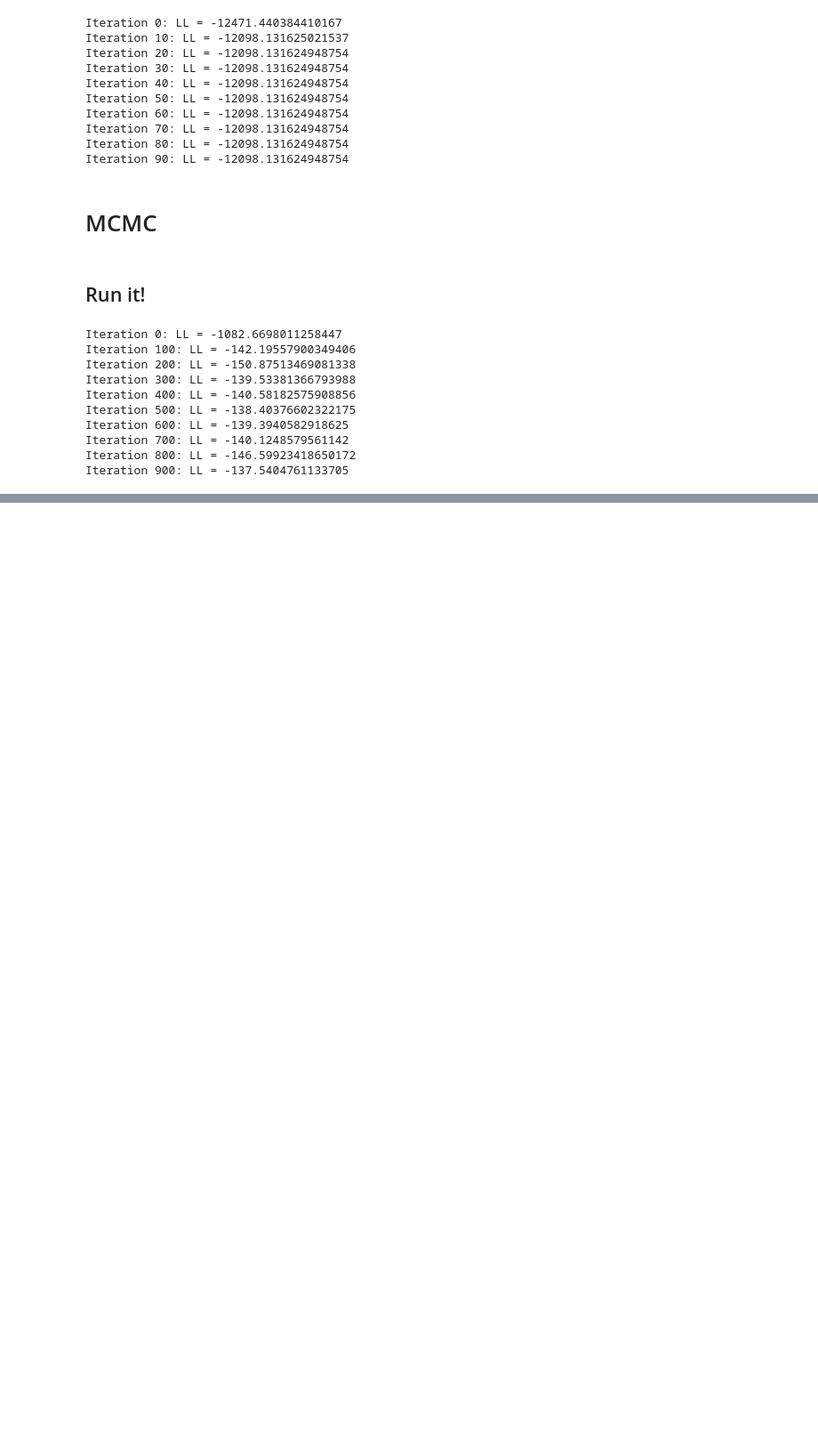
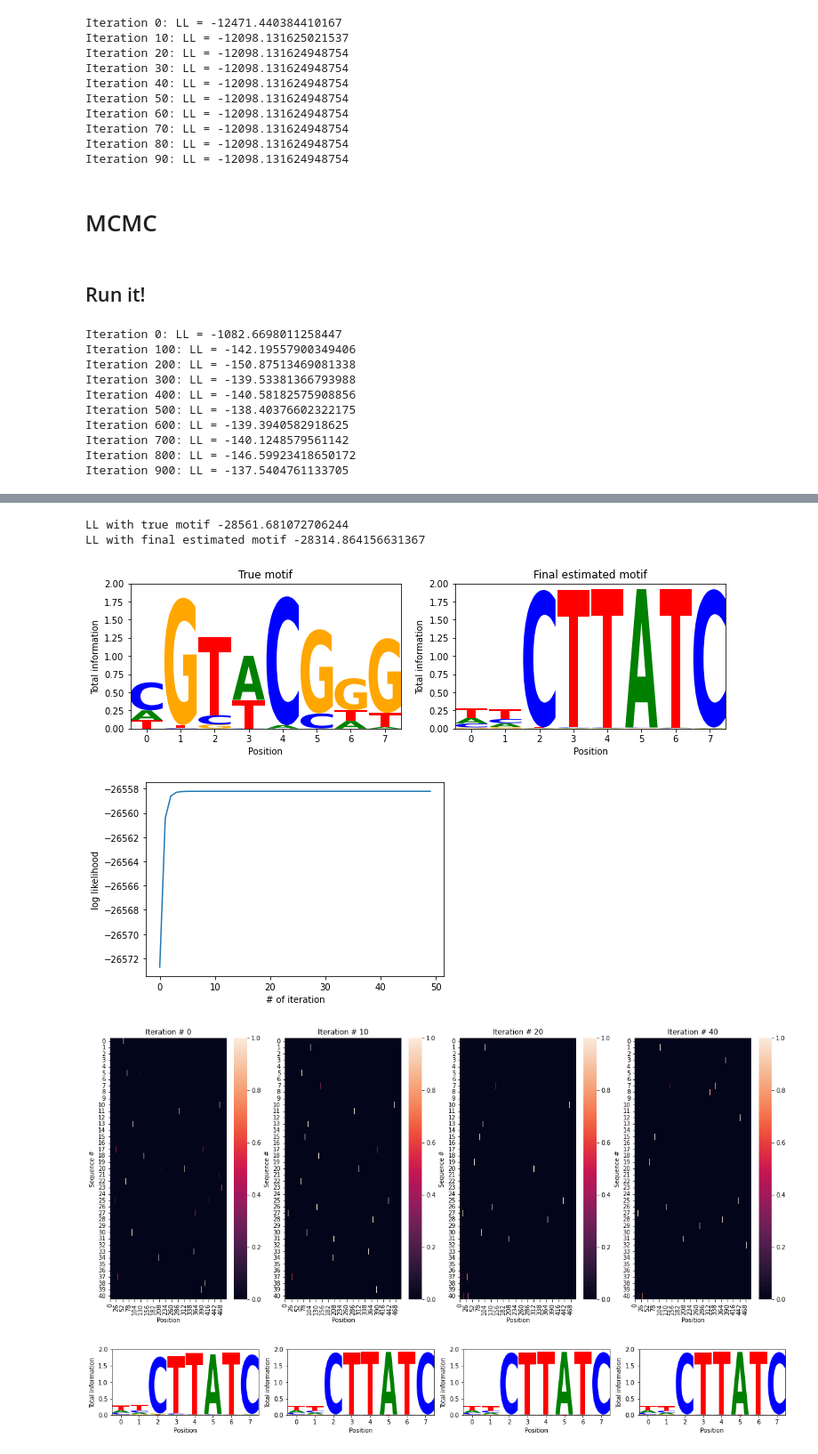
Before and after one commit to regevs/practical, a Jupyter notebook: EM-MCMC-regev.ipynb, the cells around one changed output, grey strips where cells are left out. Shown at 89% size. Drawn from its saved outputs; the diff is of its cells as text; code cells hidden in the pictures; blank space fills up the shorter version.

```diff
--- a/EM-MCMC-regev.ipynb
+++ b/EM-MCMC-regev.ipynb
@@ -452,0 +495,3 @@ Iteration 900: LL = -137.5404761133705
+# %%
+background_firstorder_model = pd.crosstab(np.ravel(sequences)[:-1], np.ravel(sequences)[1:], normalize=0).values
+print(background_firstorder_model)
@@ -452,0 +752,3 @@ Iteration 900: LL = -137.5404761133705
+# %%
+est_motif, lls, positions_posteriors, motifs = \
+    expectation_maximization_with_background_pairs(sequences, 200, background_firstorder_model, 10, est_motif=None)
@@ -452,0 +766,9 @@ Iteration 900: LL = -137.5404761133705
+# %%
+plot_results([0,10,20,40], est_motif, lls, positions_posteriors, motifs)
+# %% [output]
+LL with true motif -28561.681072706244
+LL with final estimated motif -28314.864156631367
+[figure, added]
+[figure, added]
+[figure, added]
+[figure, added]
```
Also changed, not shown: parts of 40 cells of this notebook.
